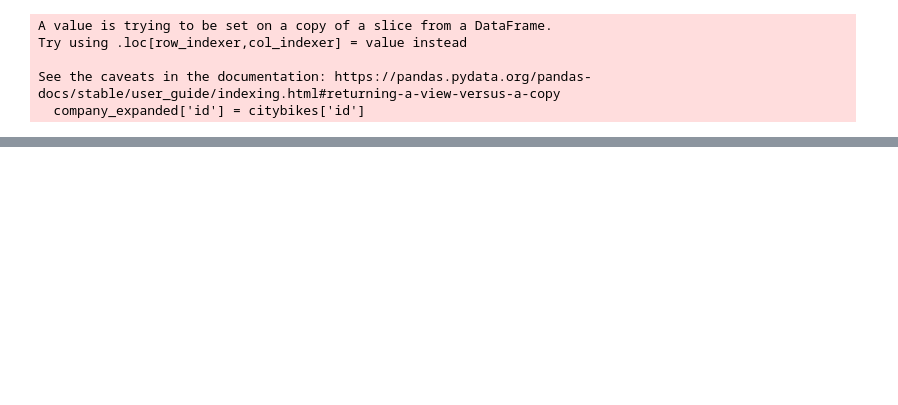
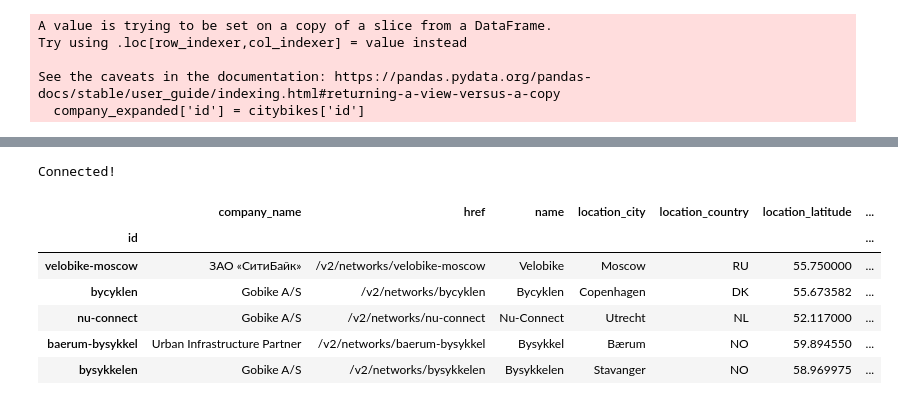
Before and after one commit to originalugo/PDA-bike-store-sales, a Jupyter notebook: reading files from an api.ipynb, the cells around one changed output, grey strips where cells are left out. Cells and saved outputs as stored; diff of their text form; code cells hidden in the pictures; blank space fills up the shorter version.

```diff
--- a/reading files from an api.ipynb
+++ b/reading files from an api.ipynb
@@ -336,0 +381,14 @@ citybike_records
+# %%
+conn = connect_to_db(host_name, dbname, port, username, password)
+# %% [output]
+Connected!
+# %%
+citybike_records.head()
+# %% [output]
+|  | company_name | href | name | location_city | location_country | location_latitude | ... |
+| id |  |  |  |  |  |  | ... |
+| velobike-moscow | ЗАО «СитиБайк» | /v2/networks/velobike-moscow | Velobike | Moscow | RU | 55.750000 | ... |
+| bycyklen | Gobike A/S | /v2/networks/bycyklen | Bycyklen | Copenhagen | DK | 55.673582 | ... |
+| nu-connect | Gobike A/S | /v2/networks/nu-connect | Nu-Connect | Utrecht | NL | 52.117000 | ... |
+| baerum-bysykkel | Urban Infrastructure Partner | /v2/networks/baerum-bysykkel | Bysykkel | Bærum | NO | 59.894550 | ... |
+| bysykkelen | Gobike A/S | /v2/networks/bysykkelen | Bysykkelen | Stavanger | NO | 58.969975 | ... |
```
Also changed, not shown: parts of 23 cells of this notebook.
